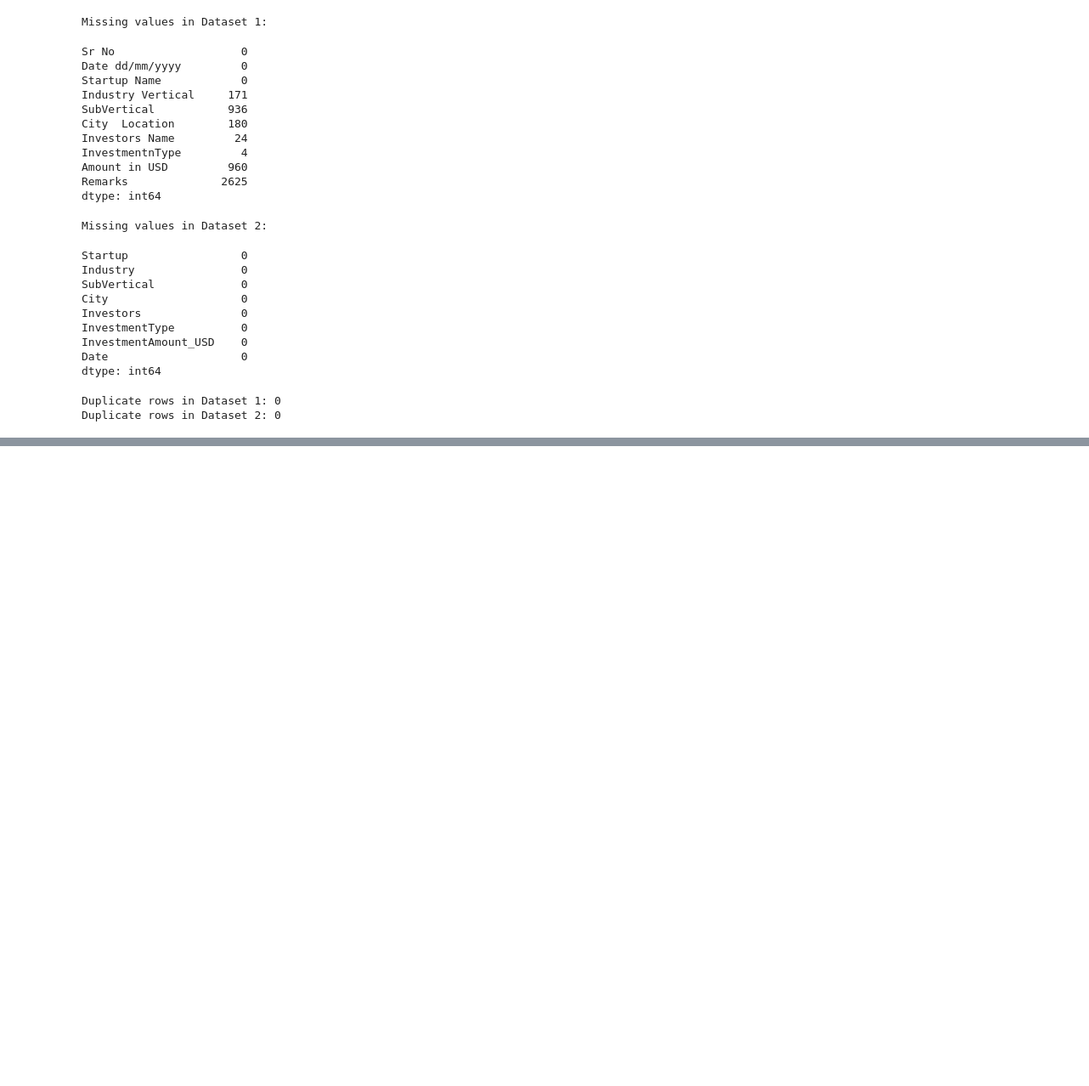
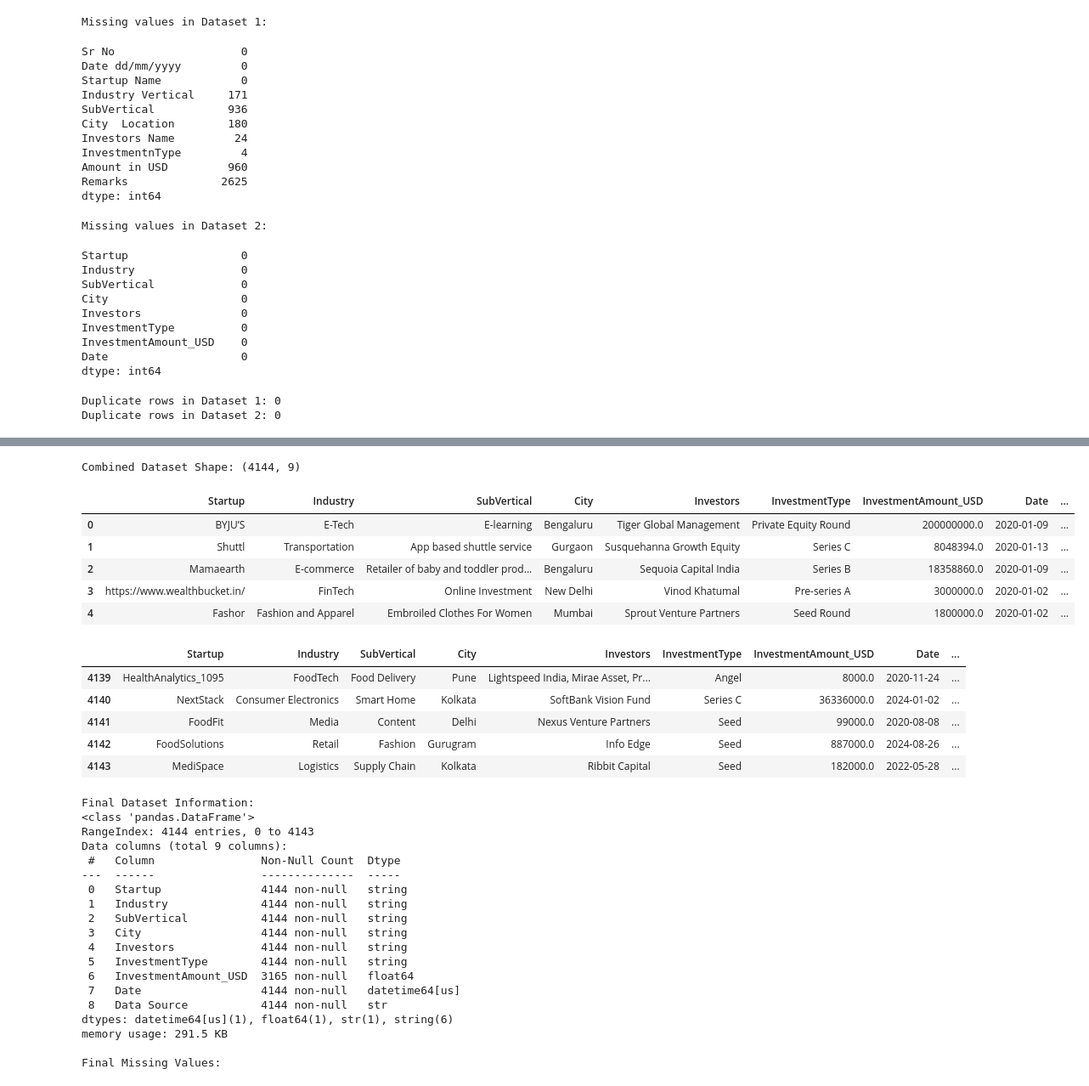
Before and after one commit to srinithi-karunakaran/india-startup-funding-analysis, a Jupyter notebook: startup_funding_analysis.ipynb, the cells around one changed output, grey strips where cells are left out. Shown at 85% size. Cells and saved outputs as stored; diff of their text form; code cells hidden in the pictures; blank space fills up the shorter version.

```diff
--- a/startup_funding_analysis.ipynb
+++ b/startup_funding_analysis.ipynb
@@ -147,0 +430,7 @@ Duplicate rows in Dataset 2: 0
+# %%
+df1['InvestmentAmount_USD'] = (
+    df1['InvestmentAmount_USD']
+    .astype(str)
+    .str.replace(',', '', regex=False)
+    .str.strip()
+)
@@ -147,0 +475,17 @@ Duplicate rows in Dataset 2: 0
+# %%
+text_columns = [
+    'Startup',
+    'Industry',
+    'SubVertical',
+    'City',
+    'Investors',
+    'InvestmentType'
+]
+
+for col in text_columns:
+    df1[col] = df1[col].astype('string').str.strip()
+    df2[col] = df2[col].astype('string').str.strip()
+# %%
+for col in text_columns:
+    df1[col] = df1[col].fillna('Not specified')
+    df2[col] = df2[col].fillna('Not specified')
@@ -147,0 +524,49 @@ Duplicate rows in Dataset 2: 0
+# %%
+df = pd.concat(
+    [df1, df2],
+    ignore_index=True
+)
+
+print("\nCombined Dataset Shape:", df.shape)
+
+display(df.head())
+display(df.tail())
+
+print("\nFinal Dataset Information:")
+df.info()
+
+print("\nFinal Missing Values:")
+display(df.isnull().sum())
+# %% [output]
+Combined Dataset Shape: (4144, 9)
+|  | Startup | Industry | SubVertical | City | Investors | InvestmentType | InvestmentAmount_USD | Date | ... |
+| 0 | BYJU’S | E-Tech | E-learning | Bengaluru | Tiger Global Management | Private Equity Round | 200000000.0 | 2020-01-09 | ... |
+| 1 | Shuttl | Transportation | App based shuttle service | Gurgaon | Susquehanna Growth Equity | Series C | 8048394.0 | 2020-01-13 | ... |
+| 2 | Mamaearth | E-commerce | Retailer of baby and toddler prod... | Bengaluru | Sequoia Capital India | Series B | 18358860.0 | 2020-01-09 | ... |
+| 3 | https://www.wealthbucket.in/ | FinTech | Online Investment | New Delhi | Vinod Khatumal | Pre-series A | 3000000.0 | 2020-01-02 | ... |
+| 4 | Fashor | Fashion and Apparel | Embroiled Clothes For Women | Mumbai | Sprout Venture Partners | Seed Round | 1800000.0 | 2020-01-02 | ... |
+|  | Startup | Industry | SubVertical | City | Investors | InvestmentType | InvestmentAmount_USD | Date | ... |
+| 4139 | HealthAnalytics_1095 | FoodTech | Food Delivery | Pune | Lightspeed India, Mirae Asset, Pr... | Angel | 8000.0 | 2020-11-24 | ... |
+| 4140 | NextStack | Consumer Electronics | Smart Home | Kolkata | SoftBank Vision Fund | Series C | 36336000.0 | 2024-01-02 | ... |
+| 4141 | FoodFit | Media | Content | Delhi | Nexus Venture Partners | Seed | 99000.0 | 2020-08-08 | ... |
+| 4142 | FoodSolutions | Retail | Fashion | Gurugram | Info Edge | Seed | 887000.0 | 2024-08-26 | ... |
+| 4143 | MediSpace | Logistics | Supply Chain | Kolkata | Ribbit Capital | Seed | 182000.0 | 2022-05-28 | ... |
+Final Dataset Information:
+<class 'pandas.DataFrame'>
+RangeIndex: 4144 entries, 0 to 4143
+Data columns (total 9 columns):
+ #   Column                Non-Null Count  Dtype
+---  ------                --------------  -----
+ 0   Startup               4144 non-null   string
+ 1   Industry              4144 non-null   string
+ 2   SubVertical           4144 non-null   string
+ 3   City                  4144 non-null   string
+ 4   Investors             4144 non-null   string
+ 5   InvestmentType        4144 non-null   string
+ 6   InvestmentAmount_USD  3165 non-null   float64
+ 7   Date                  4144 non-null   datetime64[us]
+ 8   Data Source           4144 non-null   str
+dtypes: datetime64[us](1), float64(1), str(1), string(6)
+memory usage: 291.5 KB
+
+Final Missing Values:
```
Also changed, not shown: parts of 26 cells of this notebook.
